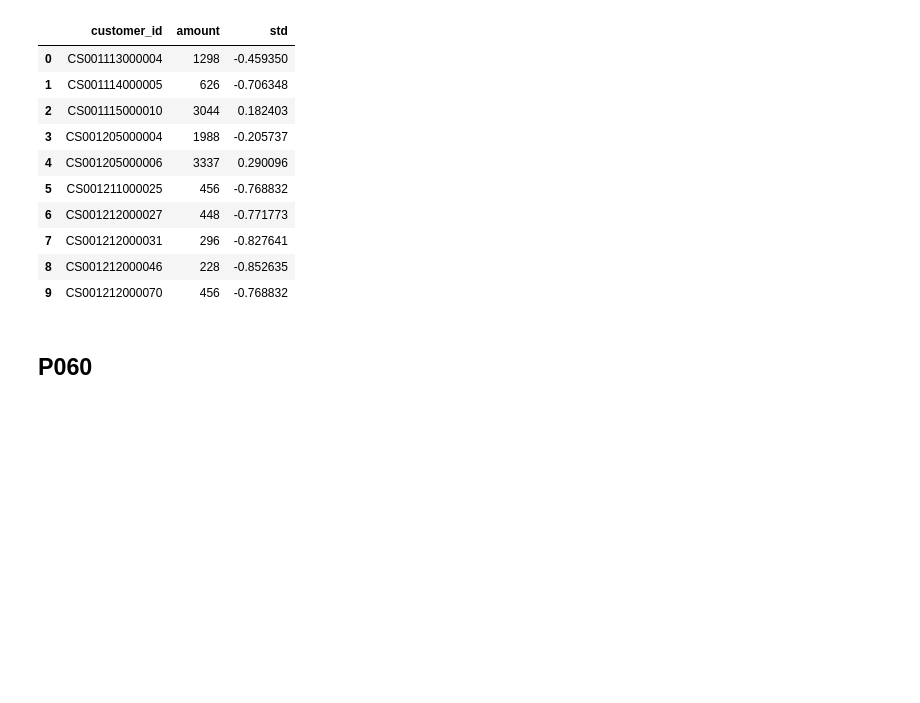
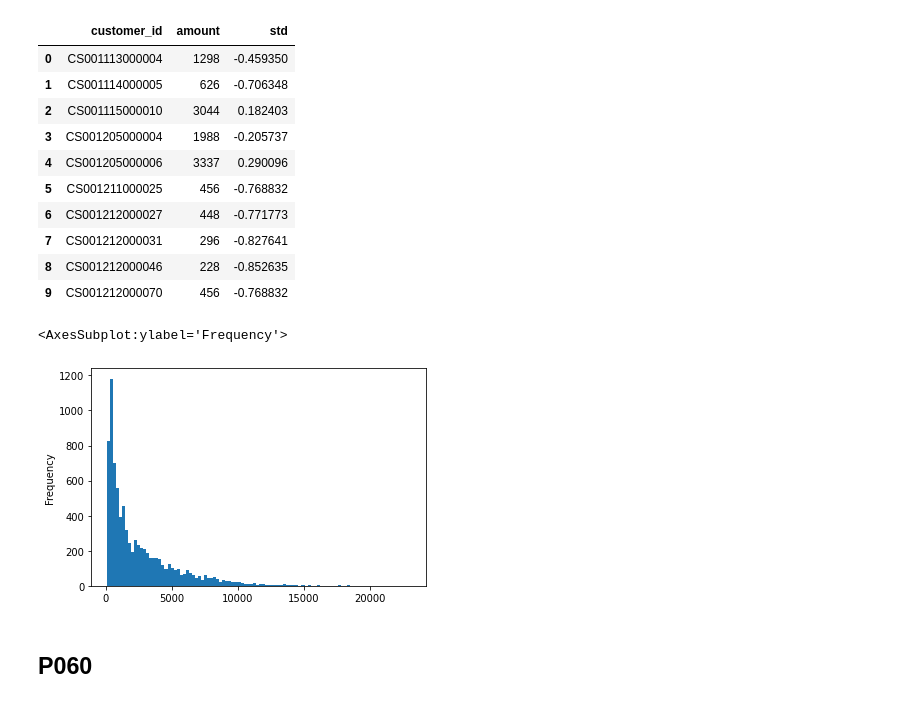
Before and after one commit to okusama27/koan, a Jupyter notebook: 100knock/submit/kame-chan/100_knock_Python(kame-chan).ipynb, the cells around one changed output. Cells and saved outputs as stored; diff of their text form; code cells hidden in the pictures; blank space fills up the shorter version.

```diff
--- a/100knock/submit/kame-chan/100_knock_Python(kame-chan).ipynb
+++ b/100knock/submit/kame-chan/100_knock_Python(kame-chan).ipynb
@@ -1600,6 +1603,11 @@ df59_sum.head(10)
 | 7 | CS001212000031 | 296 | -0.827641 |
 | 8 | CS001212000046 | 228 | -0.852635 |
 | 9 | CS001212000070 | 456 | -0.768832 |
+# %%
+df59_sum["amount"].plot.hist(bins=100)
+# %% [output]
+<AxesSubplot:ylabel='Frequency'>
+[figure, added]
 # %% [markdown]
 ## P060
 # %% [markdown]
```
Also changed, not shown: parts of 13 cells of this notebook.
